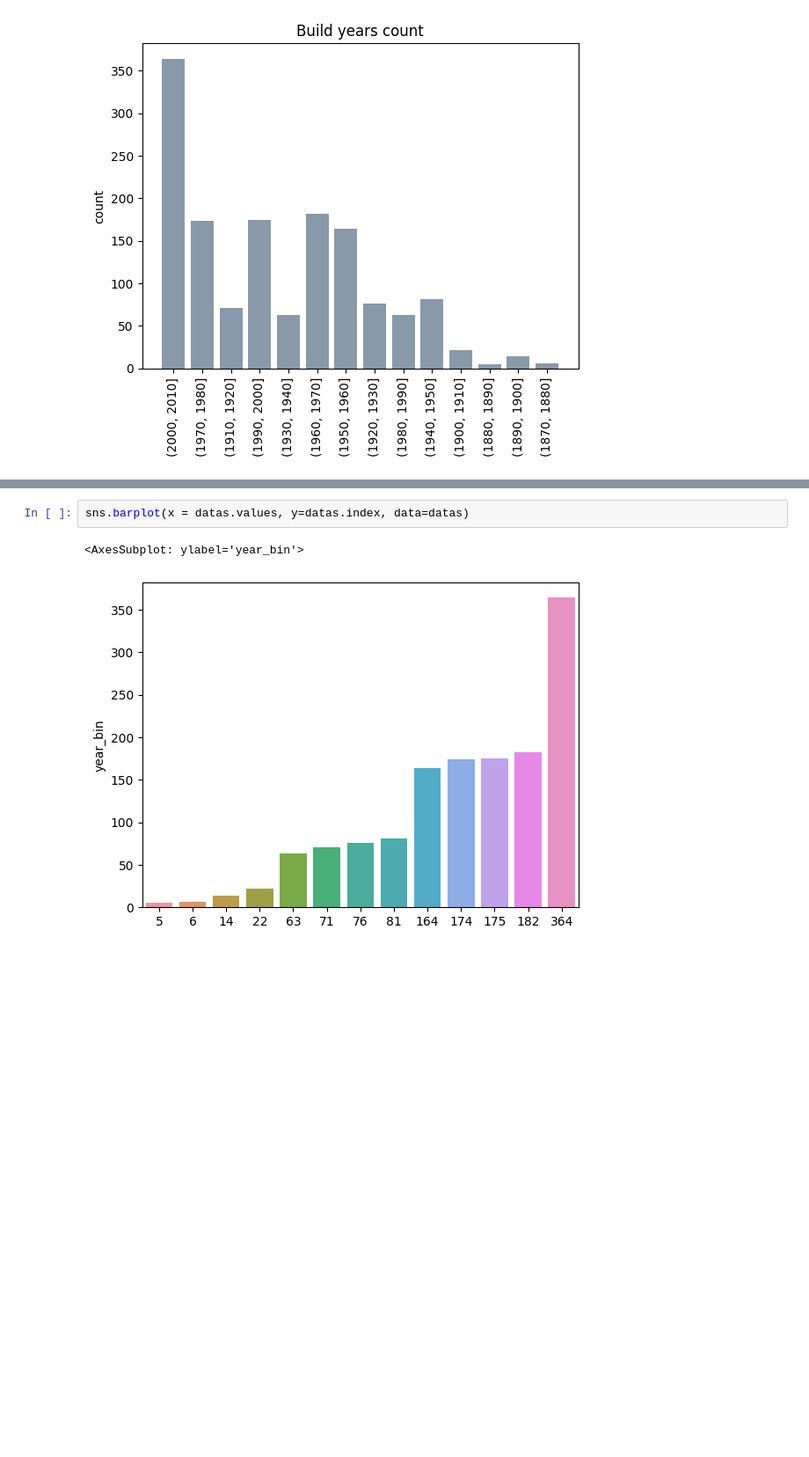
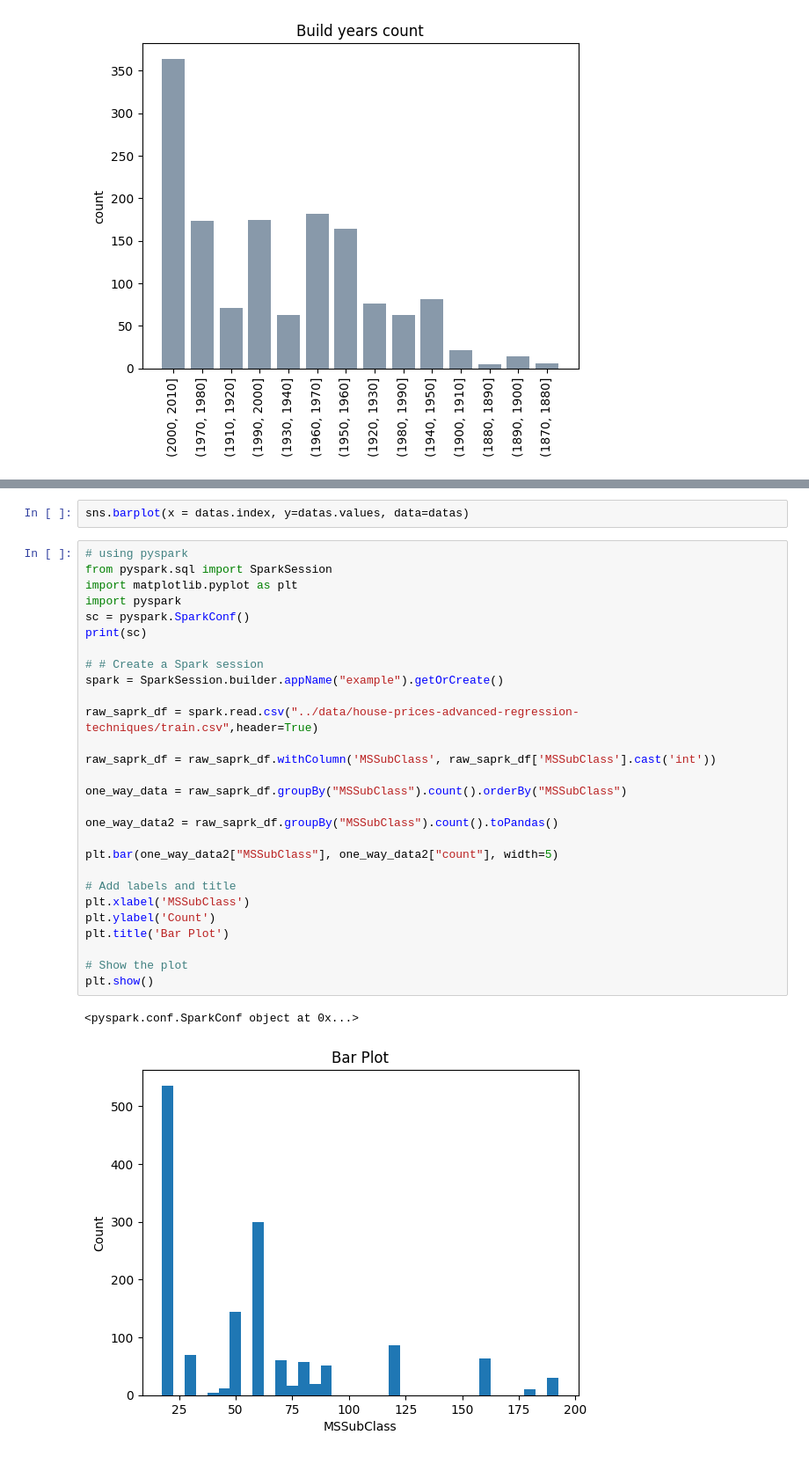
Before and after one commit to shafique18/probability_and_statistics_python, a Jupyter notebook: notebooks/Bar_graphs_and_pie_charts.ipynb, the cells around one changed output, grey strips where cells are left out. Shown: that part at 88% size. Saved outputs shown, nothing was run; the diff lists cells and outputs as text; blank space fills up the shorter version.

```diff
--- a/notebooks/Bar_graphs_and_pie_charts.ipynb
+++ b/notebooks/Bar_graphs_and_pie_charts.ipynb
@@ -174,5 +200,33 @@ Index(['(2000, 2010]', '(1970, 1980]', '(1910, 1920]', '(1990, 2000]',
-# %%
-sns.barplot(x = datas.values, y=datas.index, data=datas)
-# %% [output]
-<AxesSubplot: ylabel='year_bin'>
-[figure, removed]
+# %%
+sns.barplot(x = datas.index, y=datas.values, data=datas)
+# %%
+# using pyspark
+from pyspark.sql import SparkSession
+import matplotlib.pyplot as plt
+import pyspark
+sc = pyspark.SparkConf()
+print(sc)
+
+# # Create a Spark session
+spark = SparkSession.builder.appName("example").getOrCreate()
+
+raw_saprk_df = spark.read.csv("../data/house-prices-advanced-regression-techniques/train.csv",header=True)
+
+raw_saprk_df = raw_saprk_df.withColumn('MSSubClass', raw_saprk_df['MSSubClass'].cast('int'))
+
+one_way_data = raw_saprk_df.groupBy("MSSubClass").count().orderBy("MSSubClass")
+
+one_way_data2 = raw_saprk_df.groupBy("MSSubClass").count().toPandas()
+
+plt.bar(one_way_data2["MSSubClass"], one_way_data2["count"], width=5)
+
+# Add labels and title
+plt.xlabel('MSSubClass')
+plt.ylabel('Count')
+plt.title('Bar Plot')
+
+# Show the plot
+plt.show()
+# %% [output]
+<pyspark.conf.SparkConf object at 0x...>
+[figure, added]
```
Also changed, not shown: parts of 18 cells of this notebook, 3 other files.
